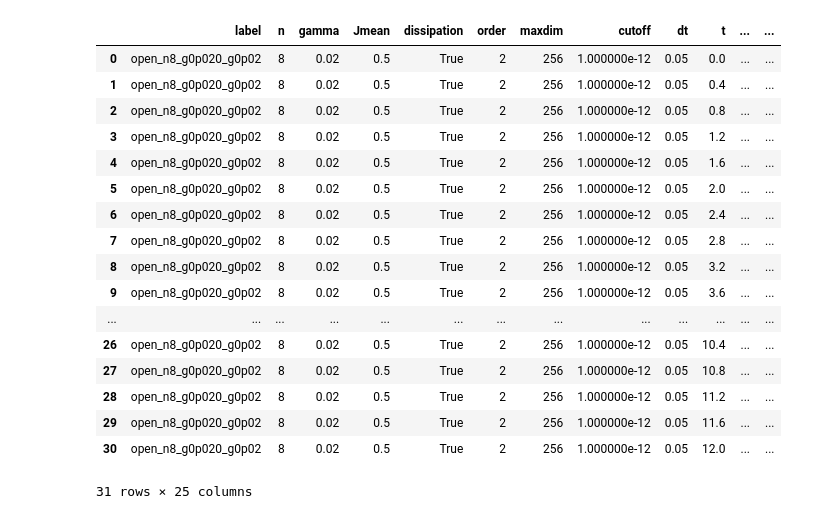
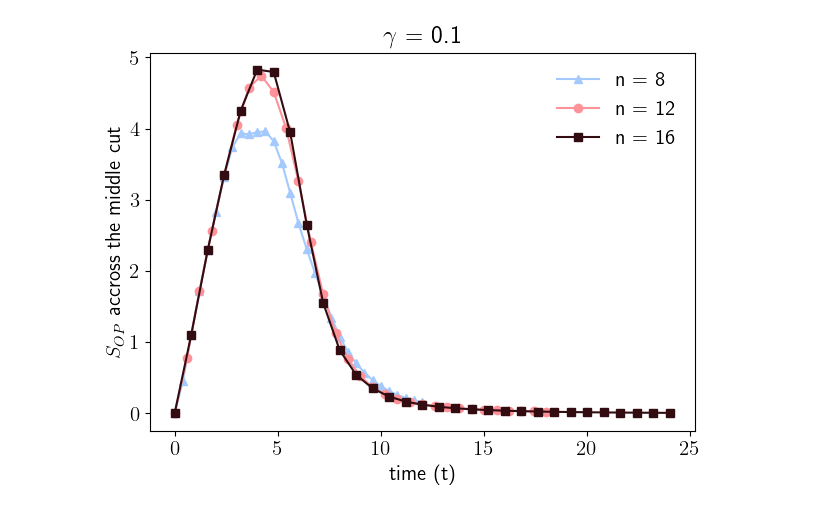
Before and after one commit to bentirher/dmpf_dissipation, a Jupyter notebook: standard_adc/classical_hardness_plot.ipynb, the cells around one changed output. Drawn from its saved outputs; the diff is of its cells as text; code cells hidden in the pictures.

```diff
--- a/standard_adc/classical_hardness_plot.ipynb
+++ b/standard_adc/classical_hardness_plot.ipynb
@@ -10,30 +10,23 @@ plt.rcParams['figure.dpi'] = 100
 plt.rcParams['savefig.dpi'] = 200
 plt.rcParams.update({'font.size': 15})
 # %%
-import pandas as pd
-tns = pd.read_csv('data_plots_ruben/open_n8_g0p020_g0p02_timeseries.csv')
-tns
+sizes = [8, 12, 16]
+colors = ["#a4cafd", "#fd9299", "#320c10"]
+markers = ["^", "o", "s"]
+gamma = 0.1
+for (idx, n) in enumerate(sizes):
+    mb = np.floor_divide(n, 2)
+    tns = pd.read_csv(f'data_plots_ruben/open_n{n}_g0p100_g0p10_profile.csv', usecols=["t", "bond", "S_op_bond"])
+    s = tns.loc[tns["bond"] == mb, "S_op_bond"].to_numpy()
+    t = tns.loc[tns["bond"] == 1, "t"].to_numpy()
+    plt.plot(t, s, marker = markers[idx], color = colors[idx], linestyle = "solid", label = f"n = {n}")
 
-# all_trotter_tn = { f'k = {trotter}' : None for trotter in k }
-# for (idx, i) in enumerate(range(0, len(tns), 11)):
-#     all_trotter_tn[f"k = {k[idx]}"] = tns[i:i+11].to_numpy()
-# instants_tns = pd.read_csv('validate_mpdo_population.csv', usecols = ["t"])[0:11].to_numpy()
+plt.ylabel("$S_{OP}$ accross the middle cut")
+plt.xlabel("time (t)")
+plt.legend(frameon = False)
+plt.tight_layout()
+plt.title(f"$\\gamma$ = {gamma}")
+plt.savefig("[RUBEN]S_op_gamma_01.png", bbox_inches='tight', transparent = True)
+plt.show()
 # %% [output]
-|  | label | n | gamma | Jmean | dissipation | order | maxdim | cutoff | dt | t | ... | ... |
-| 0 | open_n8_g0p020_g0p02 | 8 | 0.02 | 0.5 | True | 2 | 256 | 1.000000e-12 | 0.05 | 0.0 | ... | ... |
-| 1 | open_n8_g0p020_g0p02 | 8 | 0.02 | 0.5 | True | 2 | 256 | 1.000000e-12 | 0.05 | 0.4 | ... | ... |
-| 2 | open_n8_g0p020_g0p02 | 8 | 0.02 | 0.5 | True | 2 | 256 | 1.000000e-12 | 0.05 | 0.8 | ... | ... |
-| 3 | open_n8_g0p020_g0p02 | 8 | 0.02 | 0.5 | True | 2 | 256 | 1.000000e-12 | 0.05 | 1.2 | ... | ... |
-| 4 | open_n8_g0p020_g0p02 | 8 | 0.02 | 0.5 | True | 2 | 256 | 1.000000e-12 | 0.05 | 1.6 | ... | ... |
-| 5 | open_n8_g0p020_g0p02 | 8 | 0.02 | 0.5 | True | 2 | 256 | 1.000000e-12 | 0.05 | 2.0 | ... | ... |
-| 6 | open_n8_g0p020_g0p02 | 8 | 0.02 | 0.5 | True | 2 | 256 | 1.000000e-12 | 0.05 | 2.4 | ... | ... |
-| 7 | open_n8_g0p020_g0p02 | 8 | 0.02 | 0.5 | True | 2 | 256 | 1.000000e-12 | 0.05 | 2.8 | ... | ... |
-| 8 | open_n8_g0p020_g0p02 | 8 | 0.02 | 0.5 | True | 2 | 256 | 1.000000e-12 | 0.05 | 3.2 | ... | ... |
-| 9 | open_n8_g0p020_g0p02 | 8 | 0.02 | 0.5 | True | 2 | 256 | 1.000000e-12 | 0.05 | 3.6 | ... | ... |
-| ... | ... | ... | ... | ... | ... | ... | ... | ... | ... | ... | ... | ... |
-| 26 | open_n8_g0p020_g0p02 | 8 | 0.02 | 0.5 | True | 2 | 256 | 1.000000e-12 | 0.05 | 10.4 | ... | ... |
-| 27 | open_n8_g0p020_g0p02 | 8 | 0.02 | 0.5 | True | 2 | 256 | 1.000000e-12 | 0.05 | 10.8 | ... | ... |
-| 28 | open_n8_g0p020_g0p02 | 8 | 0.02 | 0.5 | True | 2 | 256 | 1.000000e-12 | 0.05 | 11.2 | ... | ... |
-| 29 | open_n8_g0p020_g0p02 | 8 | 0.02 | 0.5 | True | 2 | 256 | 1.000000e-12 | 0.05 | 11.6 | ... | ... |
-| 30 | open_n8_g0p020_g0p02 | 8 | 0.02 | 0.5 | True | 2 | 256 | 1.000000e-12 | 0.05 | 12.0 | ... | ... |
-31 rows × 25 columns
+[figure, added]
```
Also changed, not shown: parts of 3 cells of this notebook, 1 other file.
